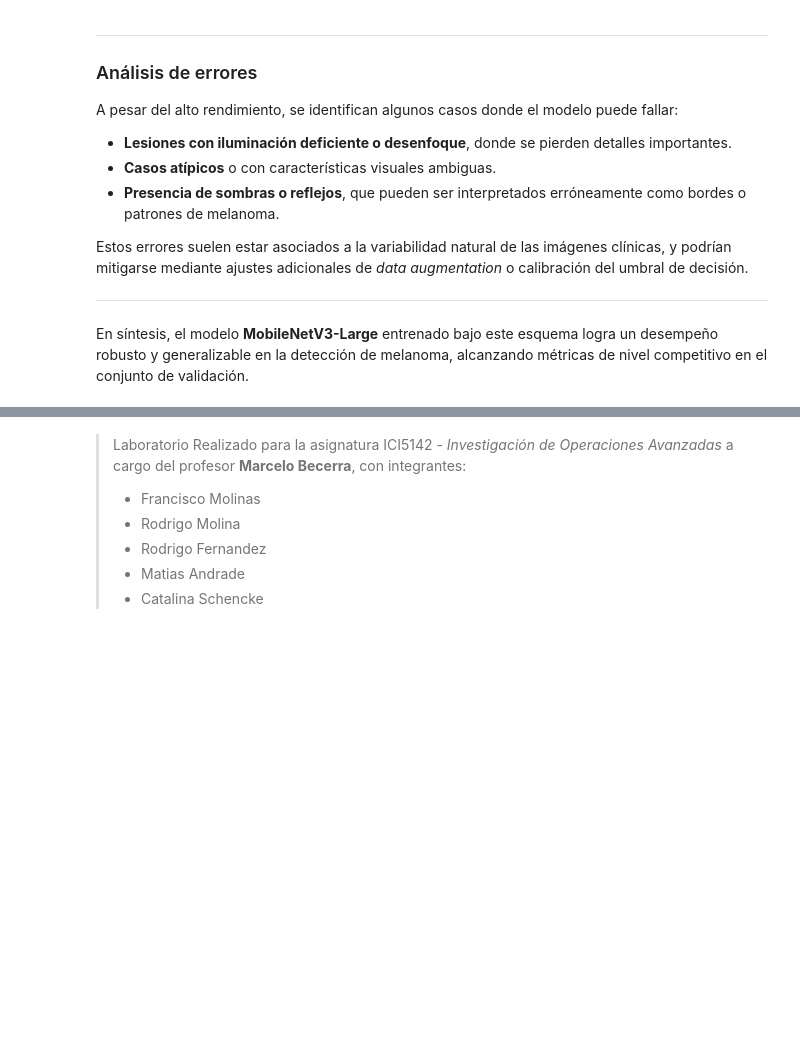
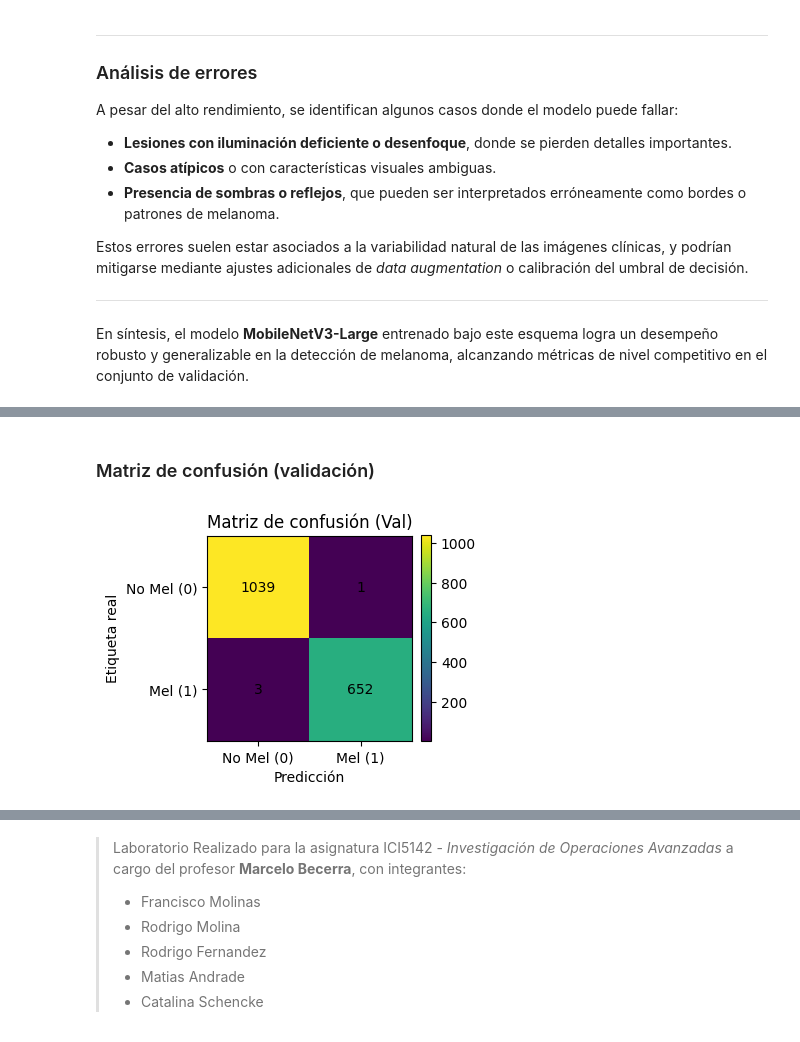
Before and after one commit to CatalinaSchencke/Lab1-IOA-2025, a Jupyter notebook: lab_1.ipynb, the cells around one changed output, grey strips where cells are left out. Drawn from its saved outputs; the diff is of its cells as text; code cells hidden in the pictures; blank space fills up the shorter version.

```diff
--- a/lab_1.ipynb
+++ b/lab_1.ipynb
@@ -489,0 +661,26 @@ En síntesis, el modelo **MobileNetV3-Large** entrenado bajo este esquema logra
+# %% [markdown]
+### Matriz de confusión (validación)
+# %%
+import numpy as np
+import matplotlib.pyplot as plt
+
+cm = metrics_val["CM"]
+
+fig, ax = plt.subplots(figsize=(4,4))
+im = ax.imshow(cm, interpolation="nearest")
+ax.set_title("Matriz de confusión (Val)")
+ax.set_xlabel("Predicción")
+ax.set_ylabel("Etiqueta real")
+ax.set_xticks([0,1]); ax.set_yticks([0,1])
+ax.set_xticklabels(["No Mel (0)","Mel (1)"])
+ax.set_yticklabels(["No Mel (0)","Mel (1)"])
+
+for i in range(cm.shape[0]):
+    for j in range(cm.shape[1]):
+        ax.text(j, i, cm[i, j], ha="center", va="center")
+
+plt.colorbar(im, fraction=0.046, pad=0.04)
+plt.tight_layout()
+plt.show()
+# %% [output]
+[figure, added]
```
Also changed, not shown: parts of 8 cells of this notebook.
